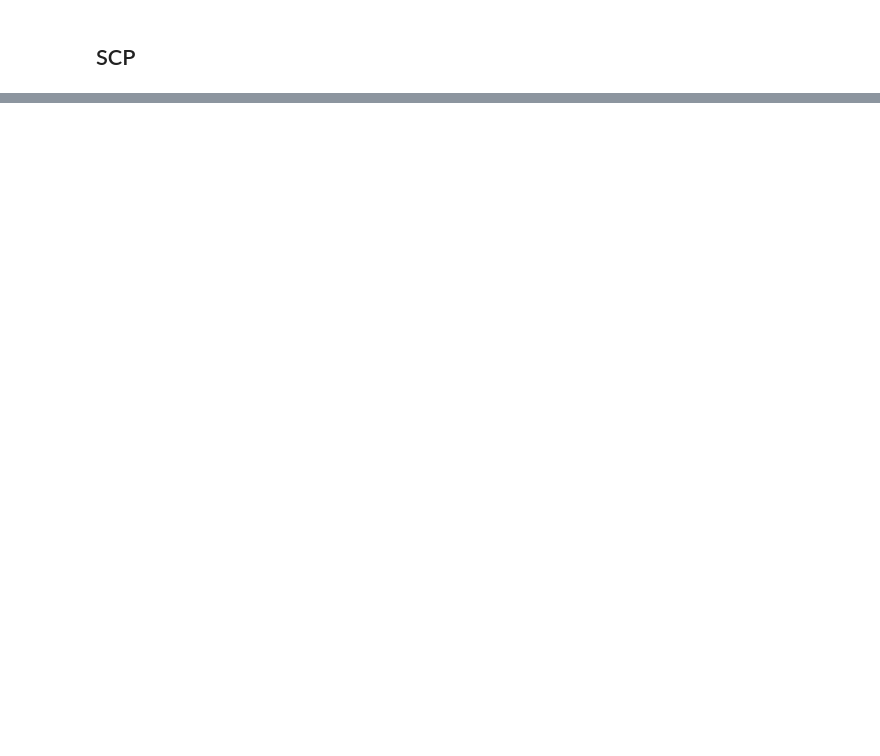
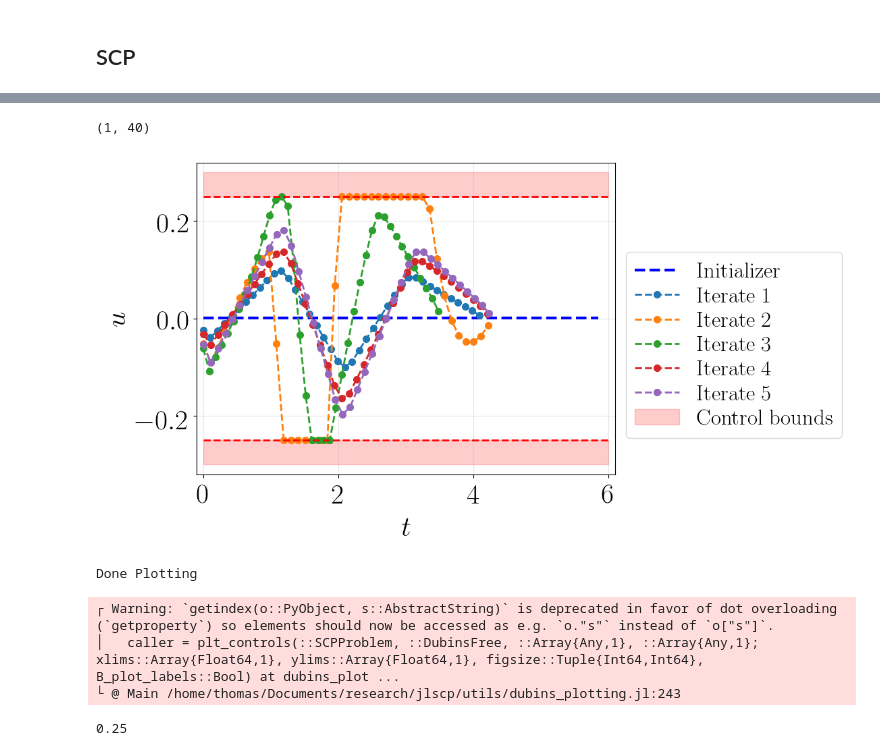
Before and after one commit to StanfordASL/jlSCP, a Jupyter notebook: dubins_free.ipynb, the cells around one changed output, grey strips where cells are left out. Drawn from its saved outputs; the diff is of its cells as text; code cells hidden in the pictures; blank space fills up the shorter version.

Commit message:
Arxiv v3, with control bounds.

```diff
--- a/dubins_free.ipynb
+++ b/dubins_free.ipynb
@@ -138,0 +152,20 @@ Done Plotting
+# %%
+size(U_all[1])
+# %% [output]
+(1, 40)
+# %%
+include("./utils/dubins_plotting.jl")
+plt_controls(problem, model, X_all, U_all)
+# plt.xlim([-0.2, 3.3])
+# plt.ylim([-0.2, 3.3])
+print("Done Plotting")
+# %% [output]
+[figure, added]
+Done Plotting
+┌ Warning: `getindex(o::PyObject, s::AbstractString)` is deprecated in favor of dot overloading (`getproperty`) so elements should now be accessed as e.g. `o."s"` instead of `o["s"]`.
+│   caller = plt_controls(::SCPProblem, ::DubinsFree, ::Array{Any,1}, ::Array{Any,1}; xlims::Array{Float64,1}, ylims::Array{Float64,1}, figsize::Tuple{Int64,Int64}, B_plot_labels::Bool) at dubins_plot ...
+└ @ Main /home/thomas/Documents/research/jlscp/utils/dubins_plotting.jl:243
+# %%
+model.uMax[1]
+# %% [output]
+0.25
```
Also changed, not shown: parts of 6 cells of this notebook, 12 other files.
